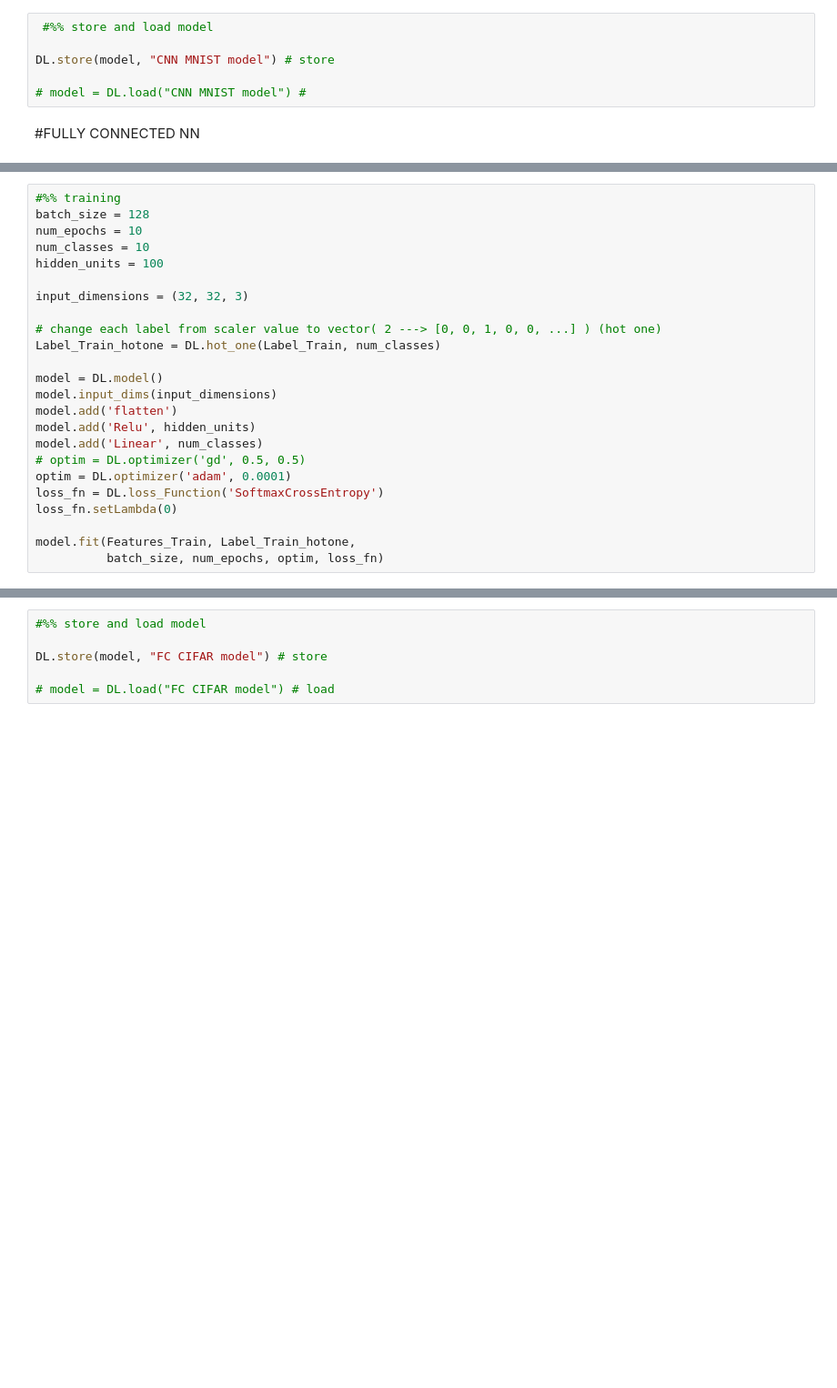
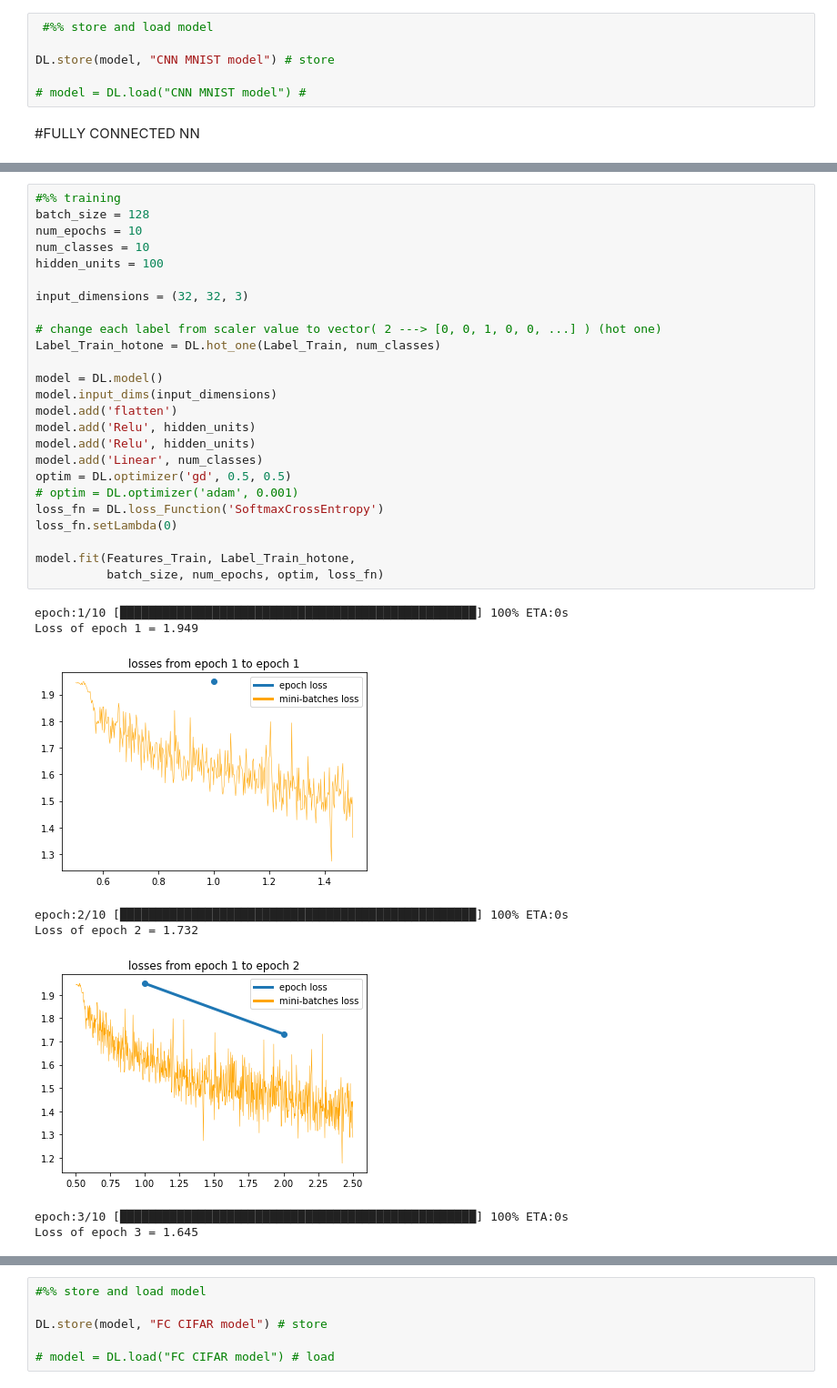
Before and after one commit to adhamhesham97/Deep-Learning-framework, a Jupyter notebook: Notebook.ipynb, the cells around one changed output, grey strips where cells are left out. Shown at 91% size. Saved outputs shown, nothing was run; the diff lists cells and outputs as text; blank space fills up the shorter version.

```diff
--- a/Notebook.ipynb
+++ b/Notebook.ipynb
@@ -90,24 +127,34 @@ Label_Train, Features_Train, Label_Test, Features_Test = DL.ReadFile("./CIFAR/ci
 # %%
 #%% training
 batch_size = 128
 num_epochs = 10
 num_classes = 10
 hidden_units = 100
 
 input_dimensions = (32, 32, 3)
 
 # change each label from scaler value to vector( 2 ---> [0, 0, 1, 0, 0, ...] ) (hot one)
 Label_Train_hotone = DL.hot_one(Label_Train, num_classes)
 
 model = DL.model()
 model.input_dims(input_dimensions)
 model.add('flatten')
 model.add('Relu', hidden_units)
+model.add('Relu', hidden_units)
 model.add('Linear', num_classes)
-# optim = DL.optimizer('gd', 0.5, 0.5)
-optim = DL.optimizer('adam', 0.0001)
+optim = DL.optimizer('gd', 0.5, 0.5)
+# optim = DL.optimizer('adam', 0.001)
 loss_fn = DL.loss_Function('SoftmaxCrossEntropy')
 loss_fn.setLambda(0)
 
 model.fit(Features_Train, Label_Train_hotone,
           batch_size, num_epochs, optim, loss_fn)
+# %% [output]
+epoch:1/10 [██████████████████████████████████████████████████] 100% ETA:0s
+Loss of epoch 1 = 1.949
+[figure, added]
+epoch:2/10 [██████████████████████████████████████████████████] 100% ETA:0s
+Loss of epoch 2 = 1.732
+[figure, added]
+epoch:3/10 [██████████████████████████████████████████████████] 100% ETA:0s
+Loss of epoch 3 = 1.645
```
Also changed, not shown: parts of 11 cells of this notebook.
